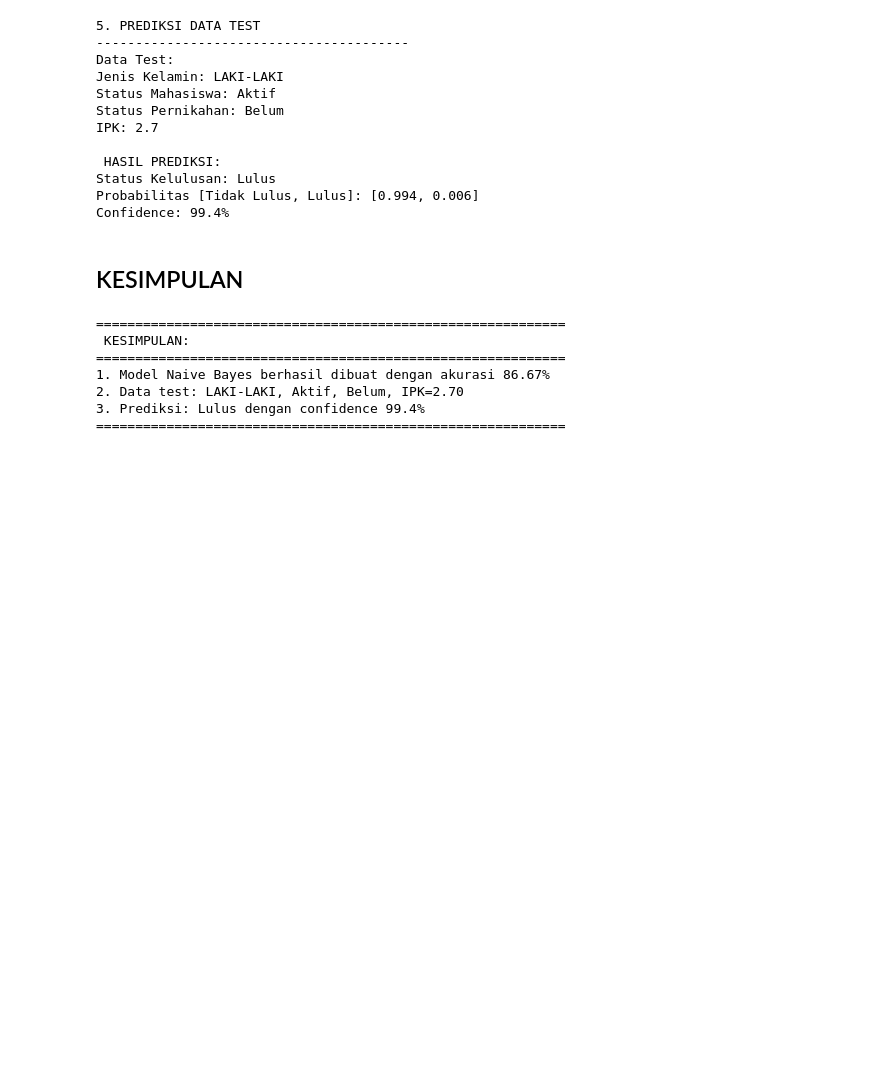
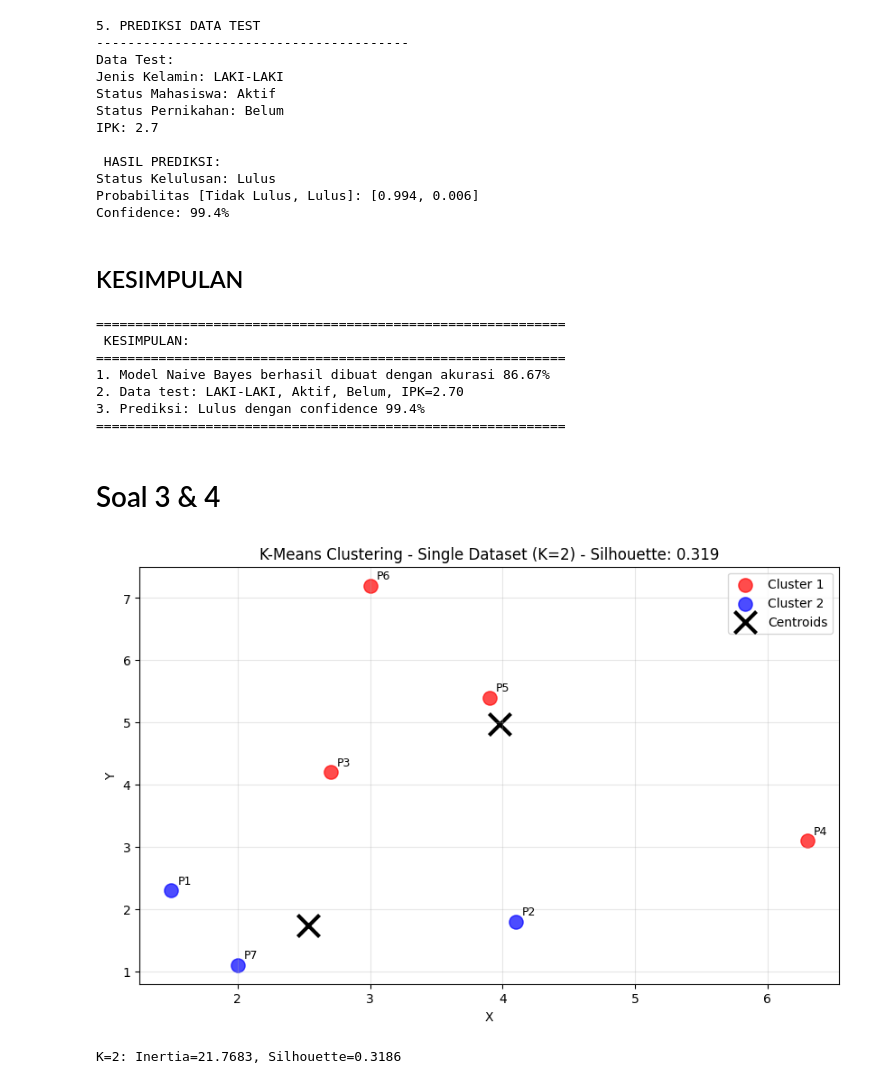
Before and after one commit to robilprogramer/uas-penambangan-data, a Jupyter notebook: main.ipynb, the cells around one changed output. Drawn from its saved outputs; the diff is of its cells as text; code cells hidden in the pictures; blank space fills up the shorter version.

Commit message:
Soal 3,4 dan 5

```diff
--- a/main.ipynb
+++ b/main.ipynb
@@ -586,3 +586,5 @@ print("="*60)
 2. Data test: LAKI-LAKI, Aktif, Belum, IPK=2.70
 3. Prediksi: Lulus dengan confidence 99.4%
 ============================================================
+# %% [markdown]
+# Soal 3 & 4
@@ -588,0 +650,7 @@ print("="*60)
+# %%
+# Uji Dengan K=2
+inertia_k2, silhouette_k2 = run_kmeans(dataset, k=2)
+print(f"K=2: Inertia={inertia_k2:.4f}, Silhouette={silhouette_k2:.4f}")
+# %% [output]
+[figure, added]
+K=2: Inertia=21.7683, Silhouette=0.3186
```
Also changed, not shown: parts of 6 cells of this notebook.
